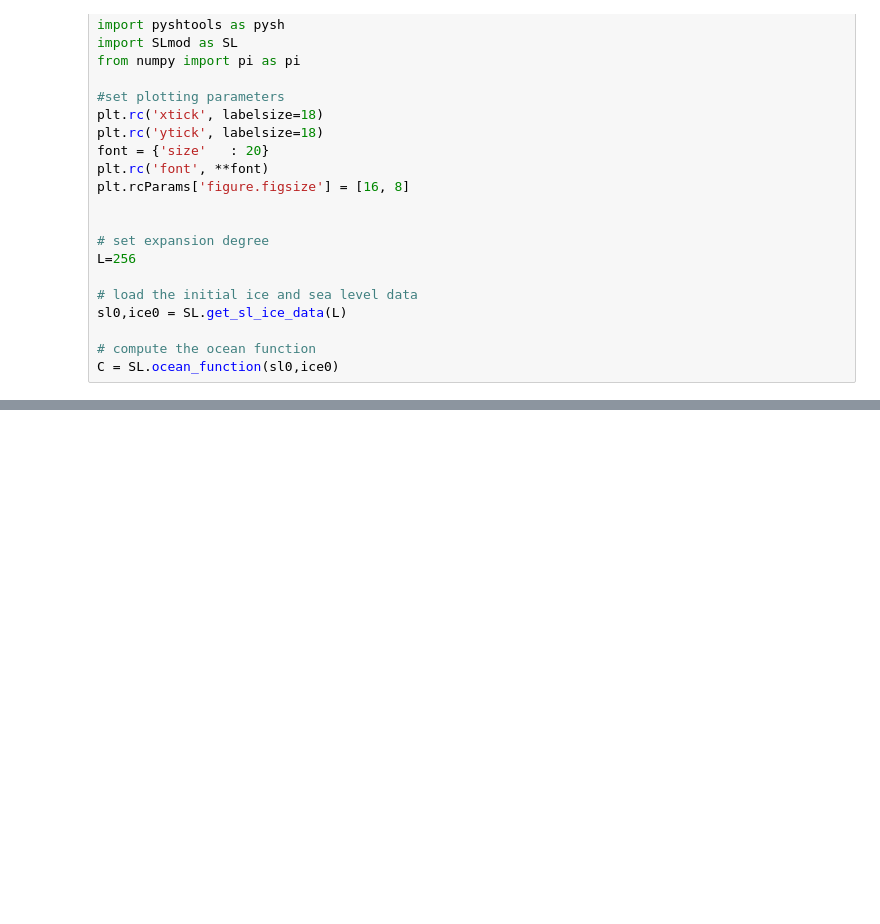
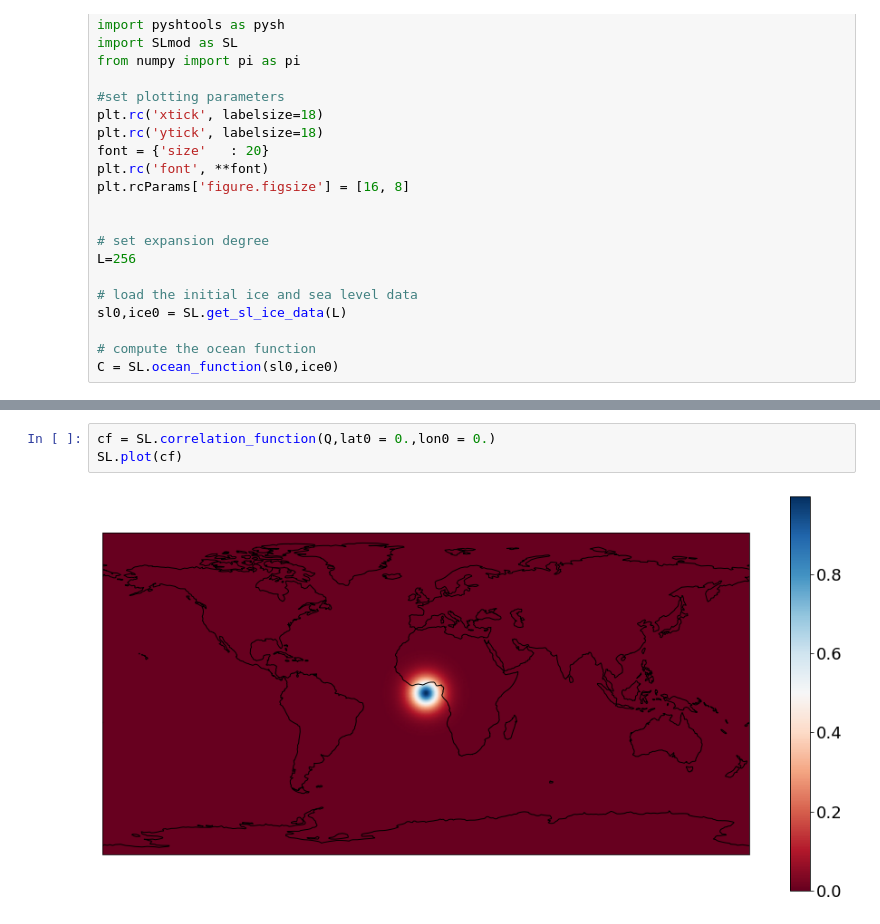
Before and after one commit to da380/SLReciprocityGJI, a Jupyter notebook: SLg.ipynb, the cells around one changed output, grey strips where cells are left out. Saved outputs shown, nothing was run; the diff lists cells and outputs as text; blank space fills up the shorter version.

```diff
--- a/SLg.ipynb
+++ b/SLg.ipynb
@@ -123,0 +163,5 @@ iteration =  7 relative change =  5.345285299144784e-07
+# %%
+cf = SL.correlation_function(Q,lat0 = 0.,lon0 = 0.)
+SL.plot(cf)
+# %% [output]
+[figure, added]
```
Also changed, not shown: parts of 4 cells of this notebook, 3 other files.
